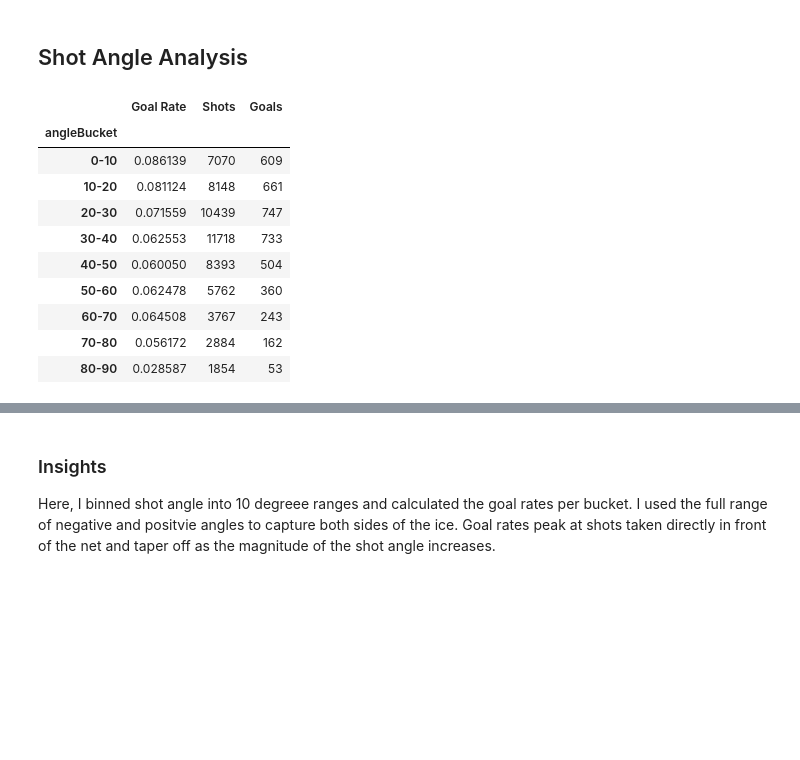
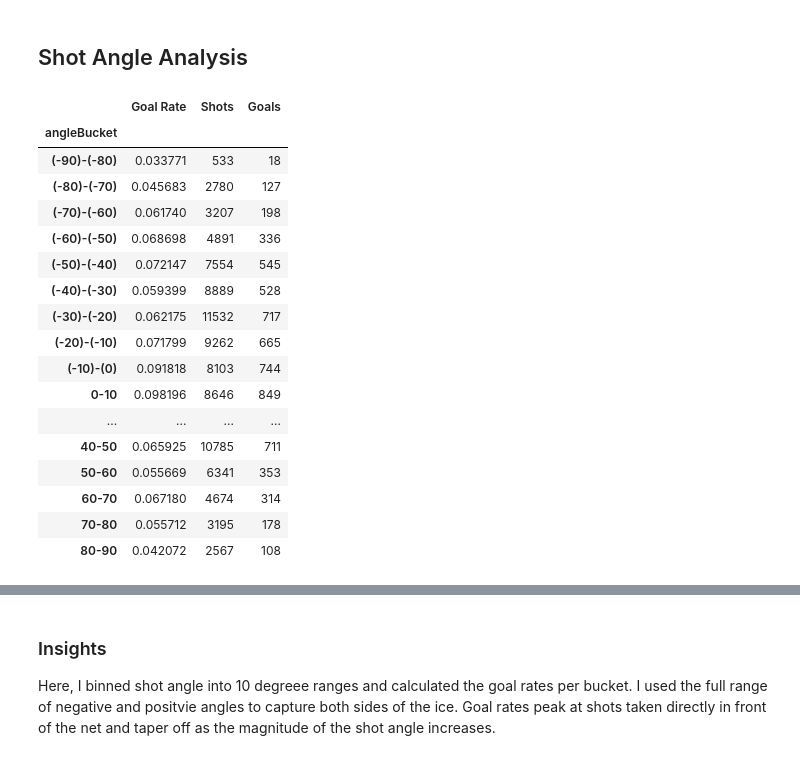
Before and after one commit to siqbal21/NHL-Shot-Probability-Machine-Learning-Model, a Jupyter notebook: xg_model.ipynb, the cells around one changed output, grey strips where cells are left out. Cells and saved outputs as stored; diff of their text form; code cells hidden in the pictures; blank space fills up the shorter version.

```diff
--- a/xg_model.ipynb
+++ b/xg_model.ipynb
@@ -65,11 +65,27 @@ df['gameState'] = df['shootingTeamSkaters'].astype(str) + 'v' + df['defendingTea
 df['scoreDifferential'] = np.where(df['isHomeTeam'] == 1, df['homeTeamGoals'] - df['awayTeamGoals'], df['awayTeamGoals'] - df['homeTeamGoals'])
 df[df['scoreDifferential'].isin(range(-5, 6))]
 
-df['distanceBucket'] = pd.cut(df['shotDistance'], bins=bins, labels=labels)
+bins_distance = list(range(0, 110, 10))
+labels_distance = [f'{i}-{i+10}' for i in range(0, 100, 10)]
+df['distanceBucket'] = pd.cut(df['shotDistance'], bins=bins_distance, labels=labels_distance)
 
-df['angleBucket'] = pd.cut(df['shotAngle'], bins=bins, labels=labels)
+bins_angle = list(range(-95, 95, 10))
+labels_angle = []
+for i in range (-90, 90, 10):
+    if (i < 0):
+        labels_angle.append(f'({i})-({i+10})')
+    else:
+        labels_angle.append(f'{i}-{i+10}')
+df['angleBucket'] = pd.cut(df['shotAngle'], bins=bins_angle, labels=labels_angle)
 
-df['distanceFromLastEventBucket'] = pd.cut(df['distanceFromLastEvent'], bins=bins, labels=labels)
+bins_last_event = list(range(0, 210, 10))
+labels_last_event = []
+for i in range (0, 200, 10):
+    if (i < 0):
+        labels_last_event.append(f'({i})-({i+10})')
+    else:
+        labels_last_event.append(f'{i}-{i+10}')
+df['distanceFromLastEventBucket'] = pd.cut(df['distanceFromLastEvent'], bins=bins_last_event, labels=labels_last_event)
 
 columns = {
     'mean': 'Goal Rate',
@@ -216,28 +230,27 @@ Here, I binned shot distance into 10 foot ranges and calculated the goal rate pe
 # %% [markdown]
 ## Shot Angle Analysis
 # %%
-bins = list(range(-95, 95, 10))
-labels = []
-for i in range (-90, 90, 10):
-    if (i < 0):
-        labels.append(f'({i})-({i+10})')
-    else:
-        labels.append(f'{i}-{i+10}')
-
 df_shot_angle_goal_rate = df.groupby('angleBucket', observed=True)['goal'].agg(['mean', 'count', 'sum']).rename(columns=columns)
 df_shot_angle_goal_rate
 # %% [output]
 |  | Goal Rate | Shots | Goals |
 | angleBucket |  |  |  |
-| 0-10 | 0.086139 | 7070 | 609 |
-| 10-20 | 0.081124 | 8148 | 661 |
-| 20-30 | 0.071559 | 10439 | 747 |
-| 30-40 | 0.062553 | 11718 | 733 |
-| 40-50 | 0.060050 | 8393 | 504 |
-| 50-60 | 0.062478 | 5762 | 360 |
-| 60-70 | 0.064508 | 3767 | 243 |
-| 70-80 | 0.056172 | 2884 | 162 |
-| 80-90 | 0.028587 | 1854 | 53 |
+| (-90)-(-80) | 0.033771 | 533 | 18 |
+| (-80)-(-70) | 0.045683 | 2780 | 127 |
+| (-70)-(-60) | 0.061740 | 3207 | 198 |
+| (-60)-(-50) | 0.068698 | 4891 | 336 |
+| (-50)-(-40) | 0.072147 | 7554 | 545 |
+| (-40)-(-30) | 0.059399 | 8889 | 528 |
+| (-30)-(-20) | 0.062175 | 11532 | 717 |
+| (-20)-(-10) | 0.071799 | 9262 | 665 |
+| (-10)-(0) | 0.091818 | 8103 | 744 |
+| 0-10 | 0.098196 | 8646 | 849 |
+| ... | ... | ... | ... |
+| 40-50 | 0.065925 | 10785 | 711 |
+| 50-60 | 0.055669 | 6341 | 353 |
+| 60-70 | 0.067180 | 4674 | 314 |
+| 70-80 | 0.055712 | 3195 | 178 |
+| 80-90 | 0.042072 | 2567 | 108 |
 # %%
 plt.figure(figsize=(8, 8))
 plt.bar(df_shot_angle_goal_rate.index, df_shot_angle_goal_rate['Goal Rate'], width=1, edgecolor='black', )
```
Also changed, not shown: parts of 13 cells of this notebook.
